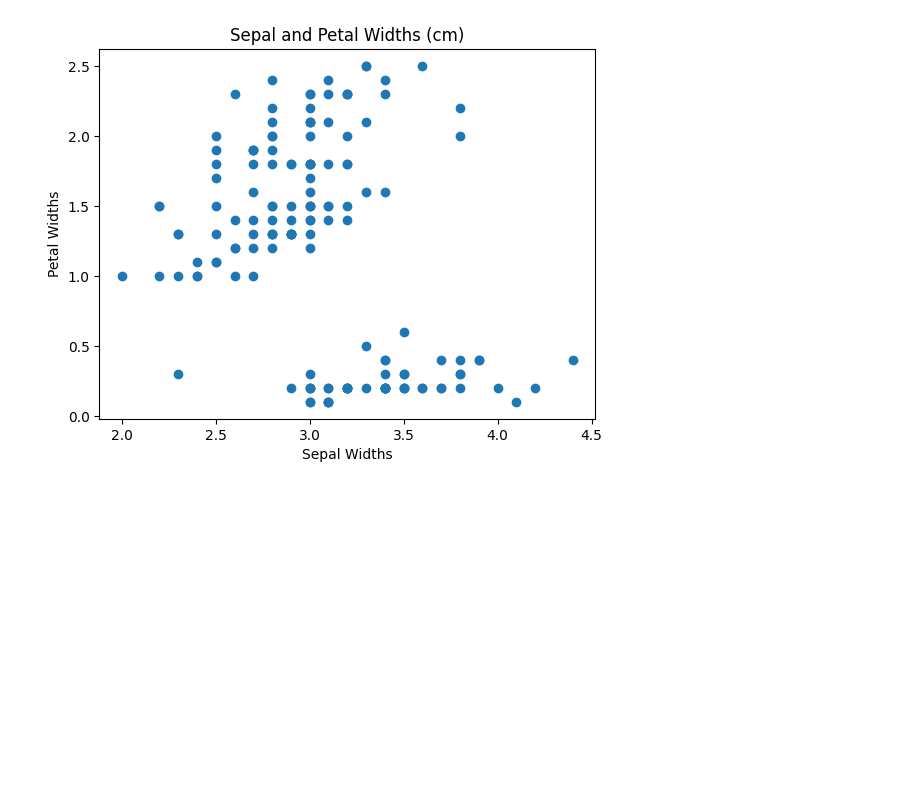
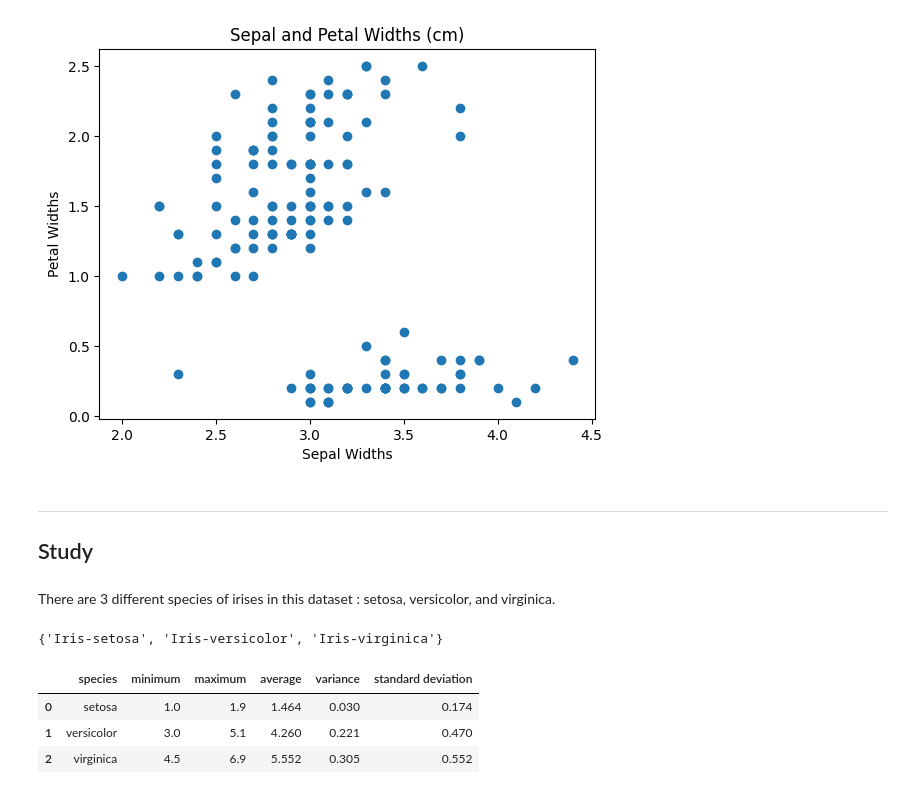
Before and after one commit to Ploenypp/tuto-stats, a Jupyter notebook: iris.ipynb, the cells around one changed output. Cells and saved outputs as stored; diff of their text form; code cells hidden in the pictures; blank space fills up the shorter version.

```diff
--- a/iris.ipynb
+++ b/iris.ipynb
@@ -179,3 +175,12 @@ plt.ylabel("Petal Widths")
 plt.show()
 # %% [output]
 [figure]
+# %% [markdown]
+***
+## Study
+# %% [markdown]
+There are 3 different species of irises in this dataset : setosa, versicolor, and virginica.
+# %%
+set(Spec)
+# %% [output]
+{'Iris-setosa', 'Iris-versicolor', 'Iris-virginica'}
@@ -181,0 +192,15 @@ plt.show()
+# %%
+PL_spec = pd.DataFrame({"species" : ["setosa", "versicolor", "virginica"],
+                        "minimum" : [min(PL_s), min(PL_ve), min(PL_vi)],
+                        "maximum" : [max(PL_s), max(PL_ve), max(PL_vi)],
+                        "average" : [round(PL_s.mean(),3), round(PL_ve.mean(),3), round(PL_vi.mean(),3)],
+                        "variance" : [round(PL_s.var(0),3), round(PL_ve.var(0),3), round(PL_vi.var(0),3)],
+                        "standard deviation" : [round(PL_s.std(0),3), round(PL_ve.std(0),3), round(PL_vi.std(0),3)]
+                        })
+
+display(PL_spec)
+# %% [output]
+|  | species | minimum | maximum | average | variance | standard deviation |
+| 0 | setosa | 1.0 | 1.9 | 1.464 | 0.030 | 0.174 |
+| 1 | versicolor | 3.0 | 5.1 | 4.260 | 0.221 | 0.470 |
+| 2 | virginica | 4.5 | 6.9 | 5.552 | 0.305 | 0.552 |
```
Also changed, not shown: parts of 5 cells of this notebook, 2 other files.
